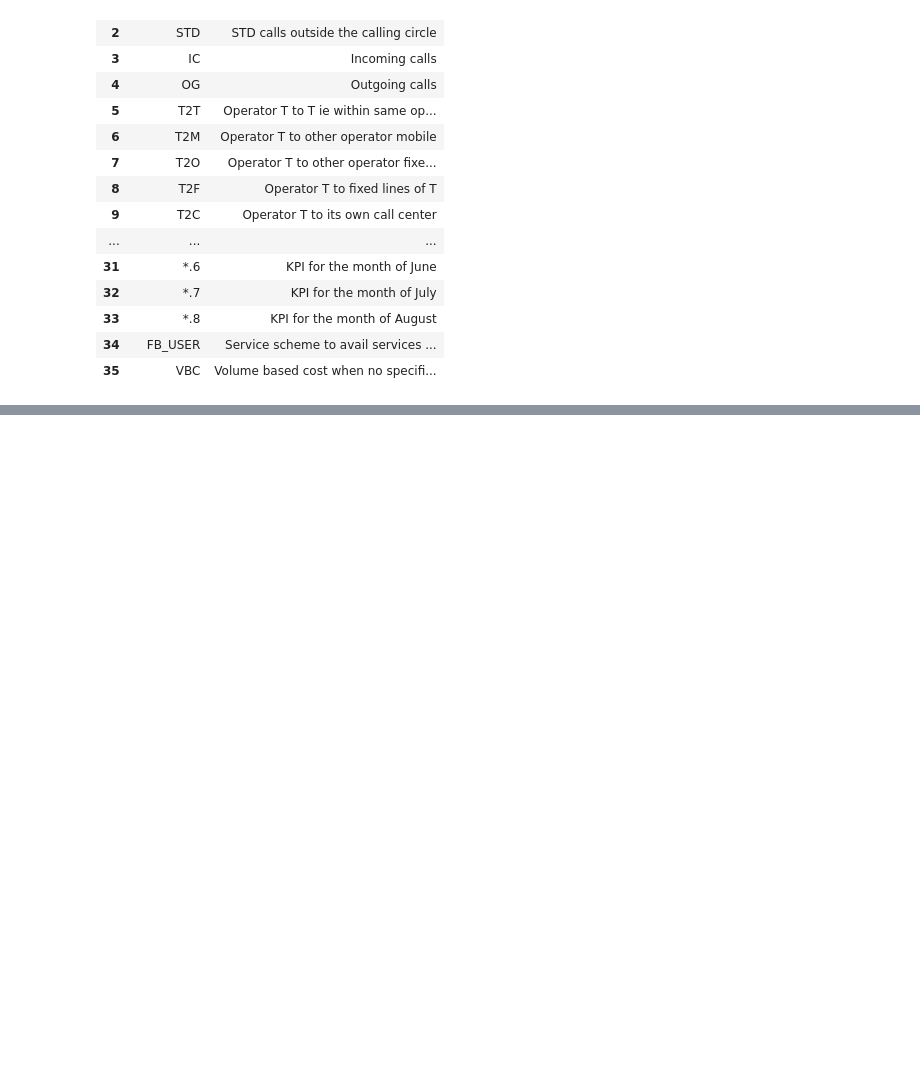
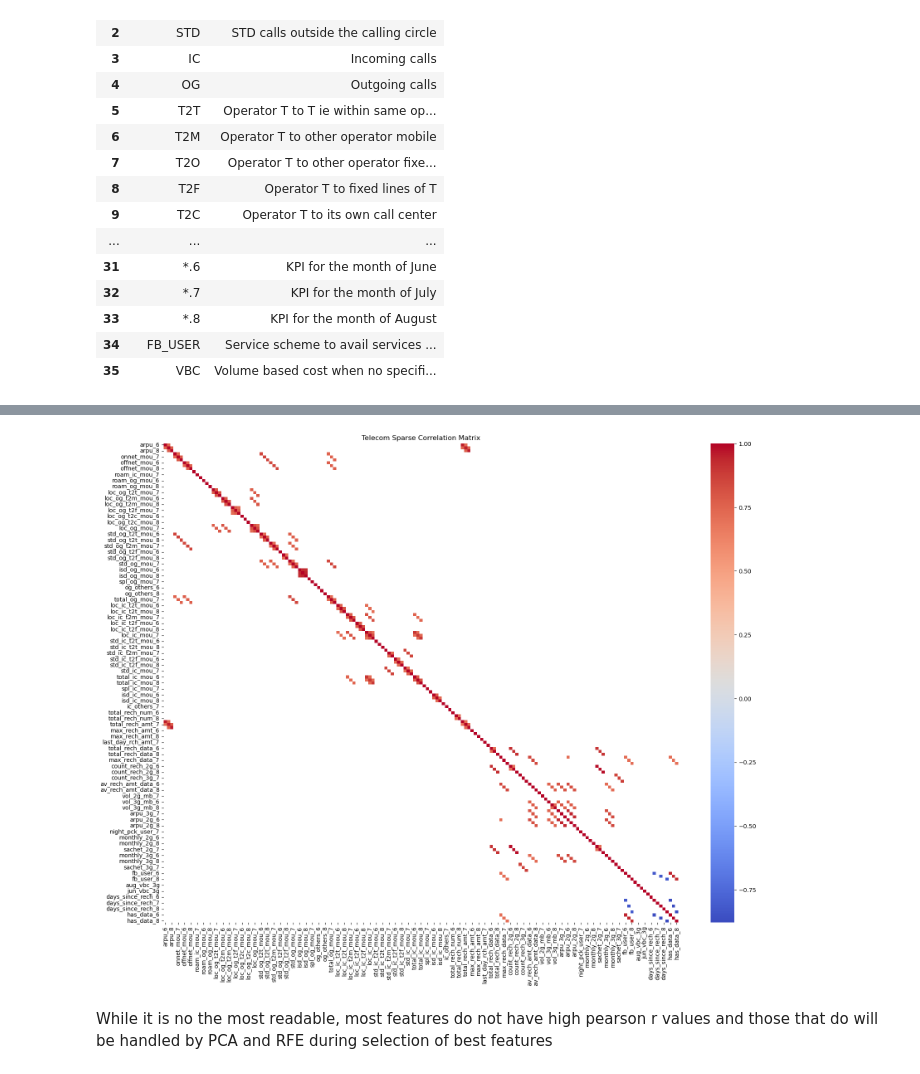
Before and after one commit to mickyals/Telecom_Churn, a Jupyter notebook: Telecom_Churn_Prediction_MA.ipynb, the cells around one changed output, grey strips where cells are left out. Saved outputs shown, nothing was run; the diff lists cells and outputs as text; code cells hidden in the pictures; blank space fills up the shorter version.

```diff
--- a/Telecom_Churn_Prediction_MA.ipynb
+++ b/Telecom_Churn_Prediction_MA.ipynb
@@ -180,0 +332,13 @@ Seems there are a  fields with single values additionally, some fields have more
+# %%
+#dropping those fields
+telecom_train.drop(['loc_og_t2o_mou','std_og_t2o_mou','loc_ic_t2o_mou','circle_id','id','std_ic_t2o_mou_6',
+             'std_ic_t2o_mou_7','std_ic_t2o_mou_8','std_og_t2c_mou_6','std_og_t2c_mou_7',
+            'std_og_t2c_mou_8'], axis=1 , inplace=True)
+
+for col in telecom_train.columns:
+    null_percentage = (telecom_train[col].isnull().sum() / len(telecom_train)) * 100
+    if  null_percentage > 3 and null_percentage < 6:
+        telecom_train[col].fillna(value=0, inplace=True)
+
+#check summary again
+summary(telecom_train)
@@ -180,0 +579,33 @@ Seems there are a  fields with single values additionally, some fields have more
+# %%
+# Calculate the correlation matrix
+telecom_corr = telecom_train.corr()
+
+# Create a mask for the correlations outside the desired range
+mask = np.logical_or(telecom_corr > 0.7, telecom_corr < -0.7)
+
+# Apply the mask to the correlation matrix
+sparse_corr_matrix = pd.DataFrame(np.where(mask, telecom_corr, np.nan),
+                                  index=telecom_corr.index, columns=telecom_corr.columns)
+
+# Drop completely empty rows and columns
+sparse_corr_matrix.dropna(how='all', inplace=True)
+sparse_corr_matrix.dropna(how='all', axis=1, inplace=True)
+
+# Set a larger figure size
+plt.figure(figsize=(20,15))
+
+# Customize the color map and font size
+sns.heatmap(sparse_corr_matrix, cmap='coolwarm', square=False,)
+
+# Rotate x-axis labels
+plt.xticks(rotation=90)
+
+# Set the title
+plt.title('Telecom Sparse Correlation Matrix')
+
+# Show the plot
+plt.show()
+# %% [output]
+[figure, added]
+# %% [markdown]
+While it is no the most readable, most features do not have high pearson r values  and those that do will be handled by PCA and RFE during selection of best features
```
Also changed, not shown: parts of 31 cells of this notebook.
